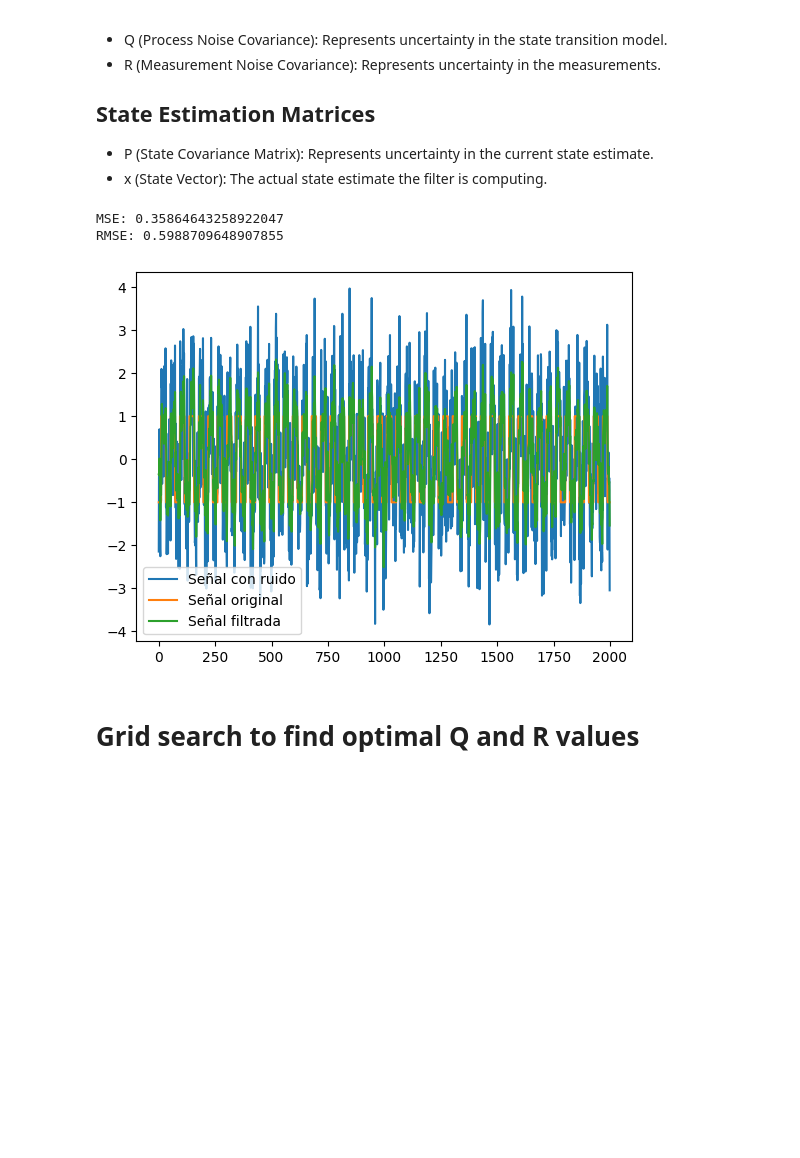
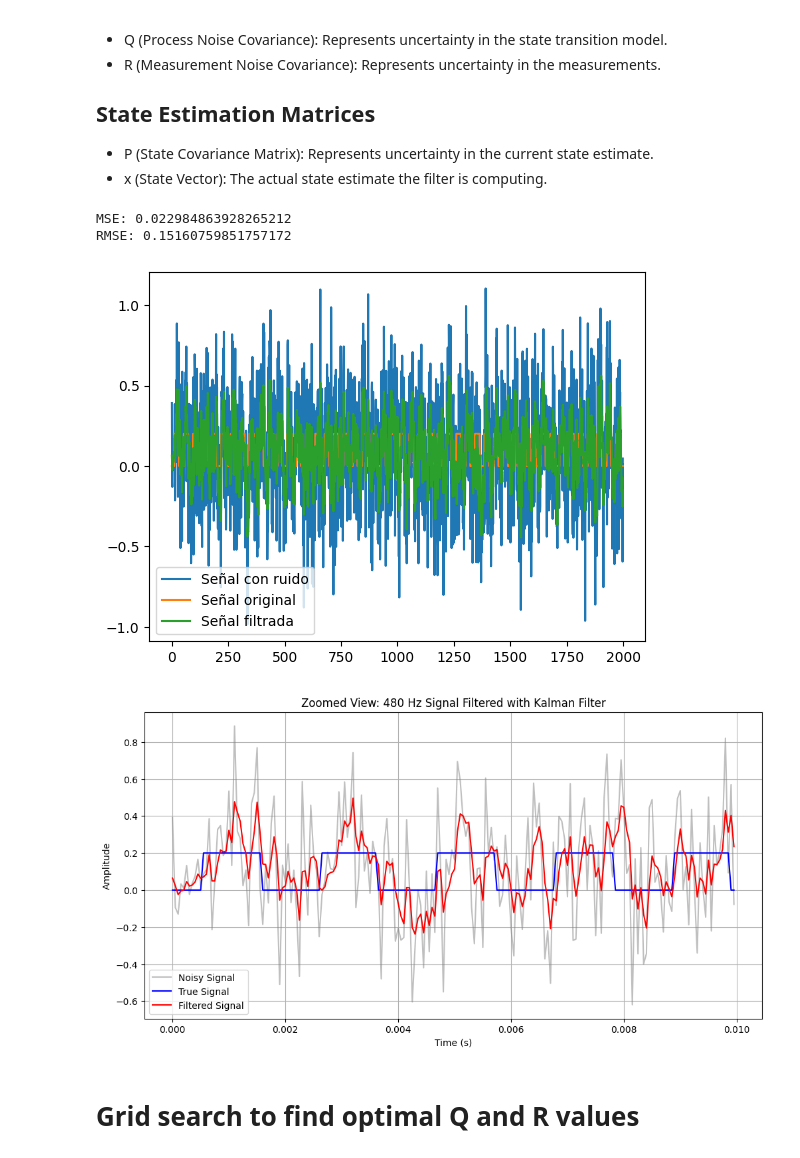
Before and after one commit to BolivarTech/Evolutionary_Linear_Kalman_Filter_Tuning, a Jupyter notebook: Kalman_Filter.ipynb, the cells around one changed output. Drawn from its saved outputs; the diff is of its cells as text; code cells hidden in the pictures; blank space fills up the shorter version.

Commit message:
Offset to the signal was added and the signal levels were adjusted to the expected values in the signal

```diff
--- a/Kalman_Filter.ipynb
+++ b/Kalman_Filter.ipynb
@@ -10,14 +10,17 @@ from tqdm import tqdm  # For progress bar (optional)
 frequency = 480  # Hz
 sampling_rate = 20000  # Hz
 duration = 0.1  # seconds (100 ms)
+amplitude = 0.1
+offset = 0.1
 
-SigGen = SignalGenerator(frequency, sampling_rate, duration);
+SigGen = SignalGenerator(frequency, sampling_rate, duration, amplitude);
 
 # Generate a clean 400 Hz sine wave
 true_signal = SigGen.generate_signal('square')
+true_signal = SigGen.add_offset(true_signal, offset)
 
 # Add noise to create noisy measurement
-noise_std = 3
+noise_std = 0.3
 noisy_signal = SigGen.add_noise(true_signal, noise_std)
 
 # Get time vector
@@ -39,27 +42,41 @@ t= SigGen.get_time()
 # %%
 # Initialize Kalman filter
 F = np.array([[1]])
 H = np.array([[1]])
 Q = np.array([[18.679136]])
 R = np.array([[100]])
 P = np.array([[1]])
 x = np.array([[0]])
 
 # Create and apply filter
 kf = KalmanFilter(F, H, Q, R, P, x)
 filtered_signal = kf.filter(noisy_signal)
 
 # Calculate error metrics
 mse, rmse = kf.calculate_error(true_signal, filtered_signal)
 print(f'MSE: {mse}')
 print(f'RMSE: {rmse}')
 
 # Plot results
 kf.plot_results(noisy_signal, true_signal, filtered_signal)
+
+# Zoom in to show detail
+plt.figure(figsize=(12, 6))
+zoom_samples = int(0.01 * sampling_rate)  # Show 10ms
+plt.plot(t[:zoom_samples], noisy_signal[:zoom_samples], 'gray', alpha=0.5, label='Noisy Signal')
+plt.plot(t[:zoom_samples], true_signal[:zoom_samples], 'b', label='True Signal')
+plt.plot(t[:zoom_samples], filtered_signal[:zoom_samples], 'r', label='Filtered Signal')
+plt.xlabel('Time (s)')
+plt.ylabel('Amplitude')
+plt.title('Zoomed View: 480 Hz Signal Filtered with Kalman Filter')
+plt.legend()
+plt.grid(True)
+plt.show()
 # %% [output]
-MSE: 0.35864643258922047
-RMSE: 0.5988709648907855
+MSE: 0.022984863928265212
+RMSE: 0.15160759851757172
-[figure, old version]
+[figure, new version]
+[figure, added]
 # %% [markdown]
 # Grid search to find optimal Q and R values
 # %%
```
Also changed, not shown: parts of 1 cell of this notebook, 1 other file.
